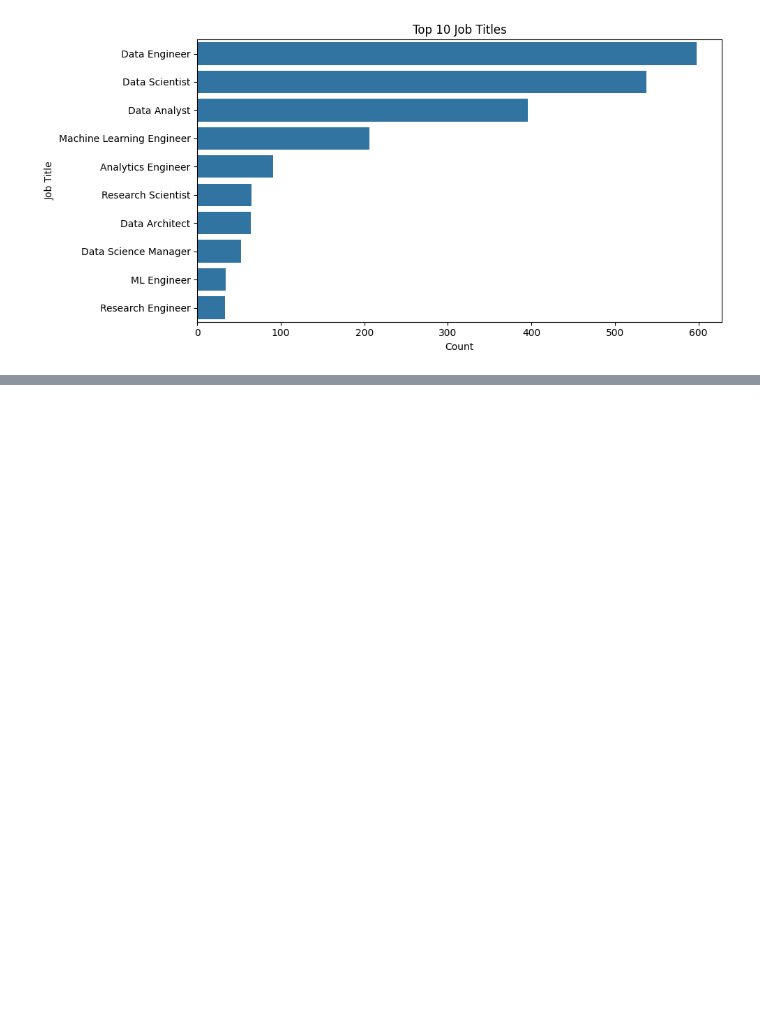
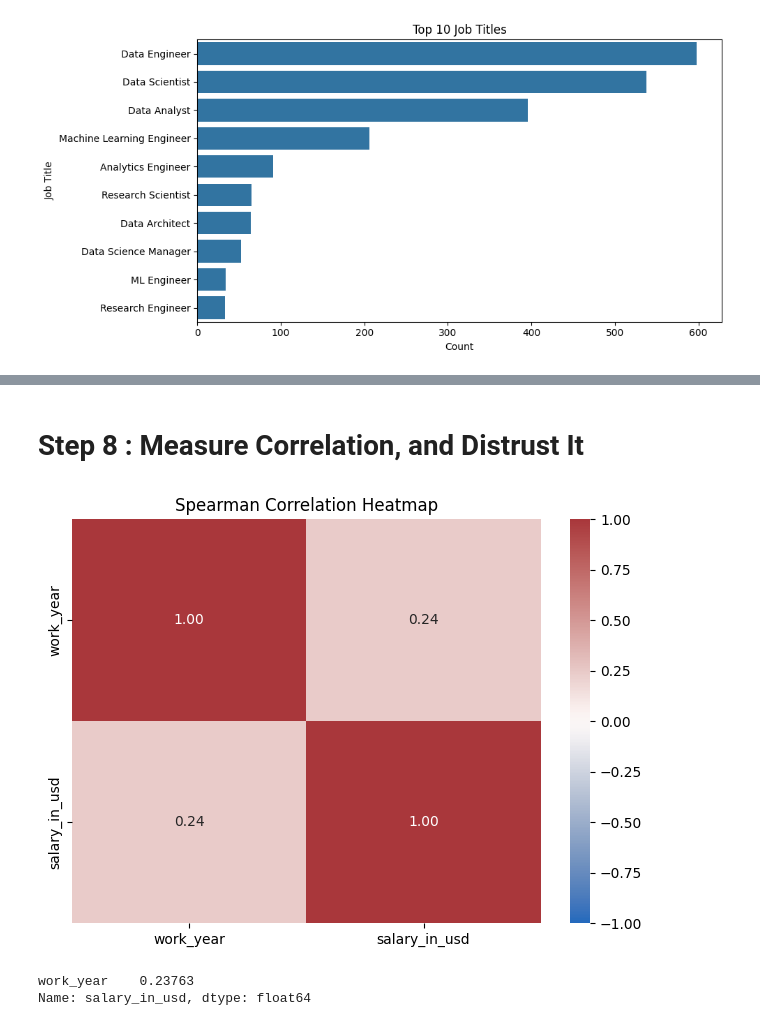
Before and after one commit to aelaraby6/Salary-Predictor, a Jupyter notebook: notebooks/eda.ipynb, the cells around one changed output, grey strips where cells are left out. Cells and saved outputs as stored; diff of their text form; code cells hidden in the pictures; blank space fills up the shorter version.

```diff
--- a/notebooks/eda.ipynb
+++ b/notebooks/eda.ipynb
@@ -423,0 +491,33 @@ plt.show()
+# %% [markdown]
+# Step 8 : Measure Correlation, and Distrust It
+# %%
+
+# Select numerical columns
+num_cols = ["work_year", "salary_in_usd"]
+
+# Spearman correlation (rank-based)
+corr = df[num_cols].corr(method="spearman")
+
+# Plot correlation heatmap
+sns.heatmap(
+    corr,
+    annot=True,
+    fmt=".2f",
+    cmap="vlag",
+    center=0,
+    vmin=-1,
+    vmax=1
+)
+
+plt.title("Spearman Correlation Heatmap")
+plt.tight_layout()
+plt.show()
+
+# Rank variables by their relationship with salary
+corr["salary_in_usd"].drop("salary_in_usd").sort_values(
+    ascending=False
+)
+# %% [output]
+[figure, added]
+work_year    0.23763
+Name: salary_in_usd, dtype: float64
```
Also changed, not shown: parts of 13 cells of this notebook.
